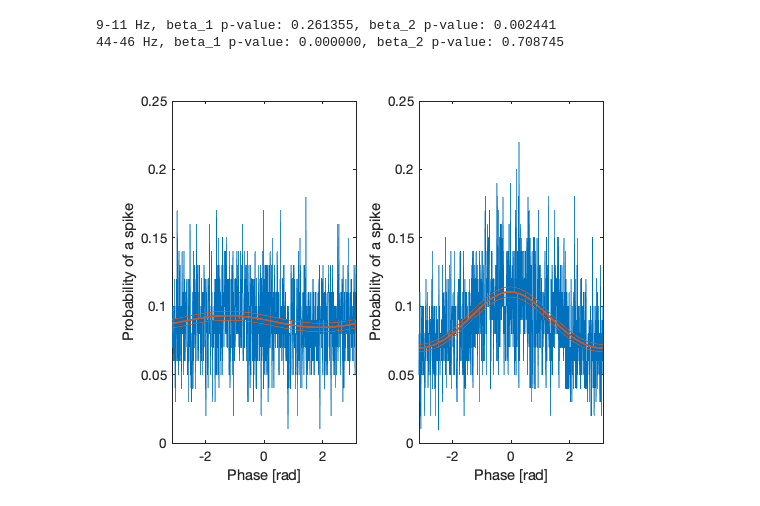
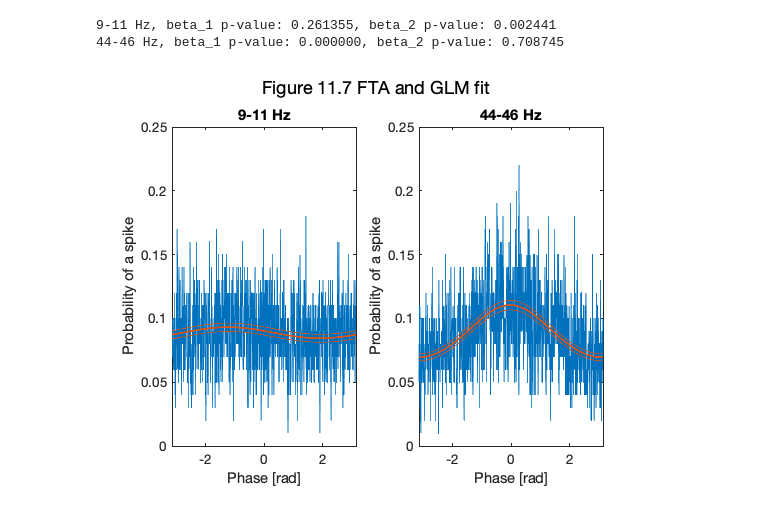
Before and after one commit to jiecui/Case-Studies-Kramer-Eden, a Jupyter notebook: Chapter11/Chapter_11.ipynb, the cells around one changed output. Drawn from its saved outputs; the diff is of its cells as text; code cells hidden in the pictures.

```diff
--- a/Chapter11/Chapter_11.ipynb
+++ b/Chapter11/Chapter_11.ipynb
@@ -220,18 +217,20 @@ sgtitle('Figure 11.6 SFC with original and thinned spike trains')
 # %%
 load('Ch11-spikes-LFP-1.mat') % load the multiscale dat
 
+phi0 = -pi:.01:pi;
+
 % 9-11 Hz
 pb1 = [9, 11]; %Set the passband,
-[pta1, phase1, phi1] = phase_triggered_average(n, y, t, pb1);
-[md1, ev1] = spike_field_glm(n, phi1);
+[pta1, phase1, phi1] = field_triggered_average(n, y, t, pb1);
+[md1, ev1] = spike_field_glm(n, phi1, EvalPhase = phi0);
 
 fprintf('9-11 Hz, beta_1 p-value: %f, beta_2 p-value: %f\n', ...
     md1.stats.p(2), md1.stats.p(3))
 
 % 44-46 Hz
 pb2 = [44, 46]; %Set the passband,
-[pta2, phase2, phi2] = phase_triggered_average(n, y, t, pb2);
-[md2, ev2] = spike_field_glm(n, phi2);
+[pta2, phase2, phi2] = field_triggered_average(n, y, t, pb2);
+[md2, ev2] = spike_field_glm(n, phi2, EvalPhase = phi0);
 
 fprintf('44-46 Hz, beta_1 p-value: %f, beta_2 p-value: %f\n', ...
     md2.stats.p(2), md2.stats.p(3))
@@ -245,31 +244,35 @@ figure
 subplot(1, 2, 1)
 y0 = ev1.y0;
 dylo = ev1.dylo;
 dyhi = ev1.dyhi;
 
 plot(phase1, mean(pta1, 1), 'Color', co(1, :))
 hold on
 plot(phi0, y0, 'Color', co(2, :), 'LineWidth', 2)
 plot(phi0, y0 + dylo, 'Color', co(2, :), 'LineWidth', 1)
 plot(phi0, y0 - dyhi, 'Color', co(2, :), 'LineWidth', 1)
 xlim tight
 ylim([0 .25])
 xlabel('Phase [rad]')
 ylabel('Probability of a spike')
+title('9-11 Hz')
 
 subplot(1, 2, 2)
 y0 = ev2.y0;
 dylo = ev2.dylo;
 dyhi = ev2.dyhi;
 
 plot(phase2, mean(pta2, 1), 'Color', co(1, :))
 hold on
 plot(phi0, y0, 'Color', co(2, :), 'LineWidth', 2)
 plot(phi0, y0 + dylo, 'Color', co(2, :), 'LineWidth', 1)
 plot(phi0, y0 - dyhi, 'Color', co(2, :), 'LineWidth', 1)
 xlim tight
 ylim([0 .25])
 xlabel('Phase [rad]')
 ylabel('Probability of a spike')
+title('44-46 Hz')
+
+sgtitle('Figure 11.7 FTA and GLM fit')
 # %% [output]
-[figure, old version]
+[figure, new version]
```
Also changed, not shown: parts of 7 cells of this notebook.
